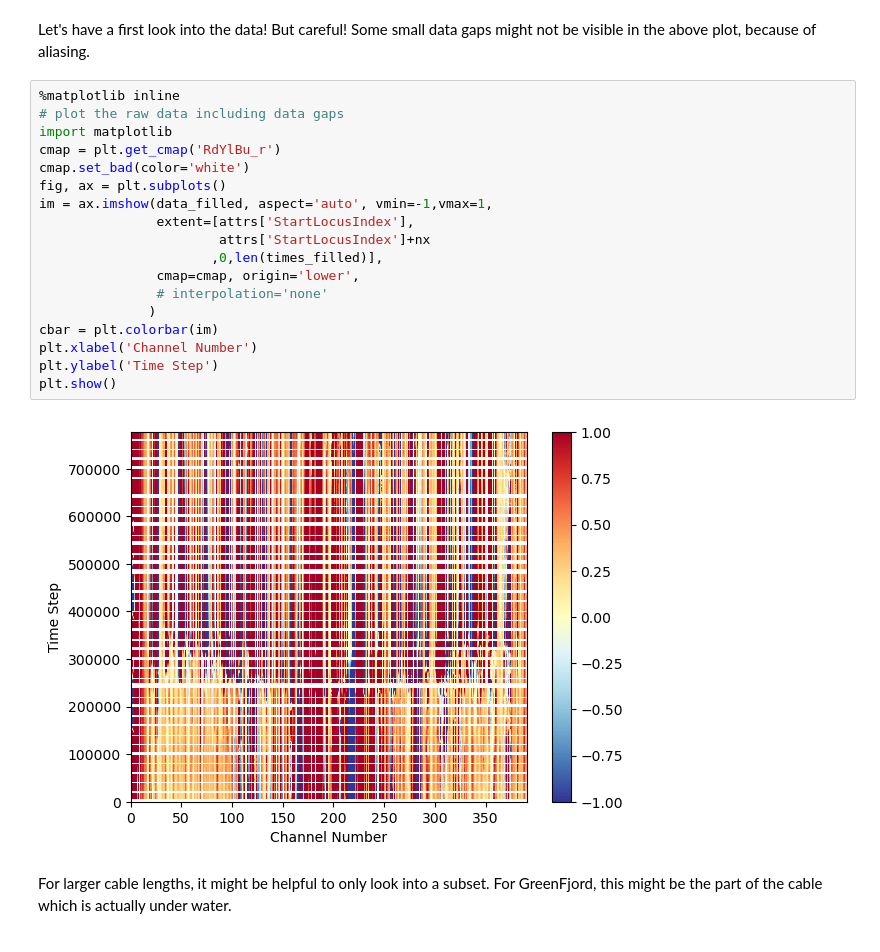
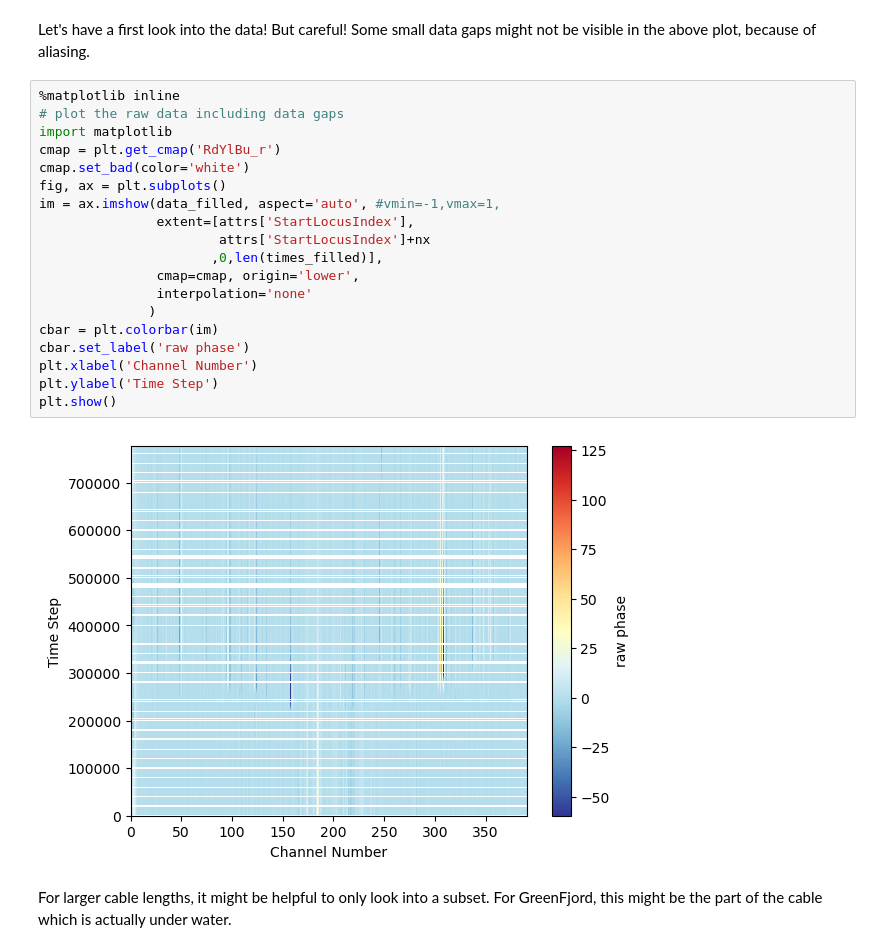
Before and after one commit to graeffd/GreenFjord_DAS, a Jupyter notebook: DAS_QC2_towardsdata.ipynb, the cells around one changed output. Drawn from its saved outputs; the diff is of its cells as text.

```diff
--- a/DAS_QC2_towardsdata.ipynb
+++ b/DAS_QC2_towardsdata.ipynb
@@ -86,23 +88,24 @@ Let's have a first look into the data! But careful! Some small data gaps might n
 # %%
 %matplotlib inline
 # plot the raw data including data gaps
 import matplotlib
 cmap = plt.get_cmap('RdYlBu_r')
 cmap.set_bad(color='white')
 fig, ax = plt.subplots()
-im = ax.imshow(data_filled, aspect='auto', vmin=-1,vmax=1,
+im = ax.imshow(data_filled, aspect='auto', #vmin=-1,vmax=1,
                extent=[attrs['StartLocusIndex'],
                        attrs['StartLocusIndex']+nx
                       ,0,len(times_filled)],
                cmap=cmap, origin='lower',
-               # interpolation='none'
+               interpolation='none'
               )
 cbar = plt.colorbar(im)
+cbar.set_label('raw phase')
 plt.xlabel('Channel Number')
 plt.ylabel('Time Step')
 plt.show()
 # %% [output]
-[figure, old version]
+[figure, new version]
 # %% [markdown]
 For larger cable lengths, it might be helpful to only look into a subset. For GreenFjord, this might be the part of the cable which is actually under water.
 # %% [markdown]
```
Also changed, not shown: parts of 2 cells of this notebook, 1 other file.
